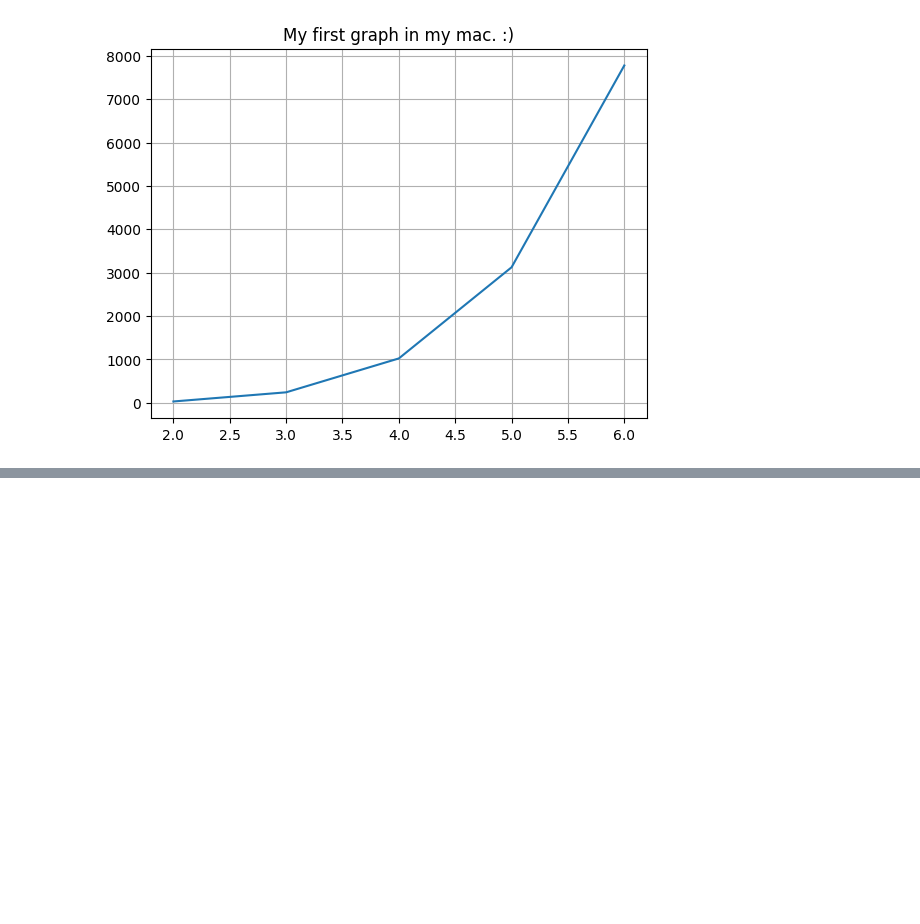
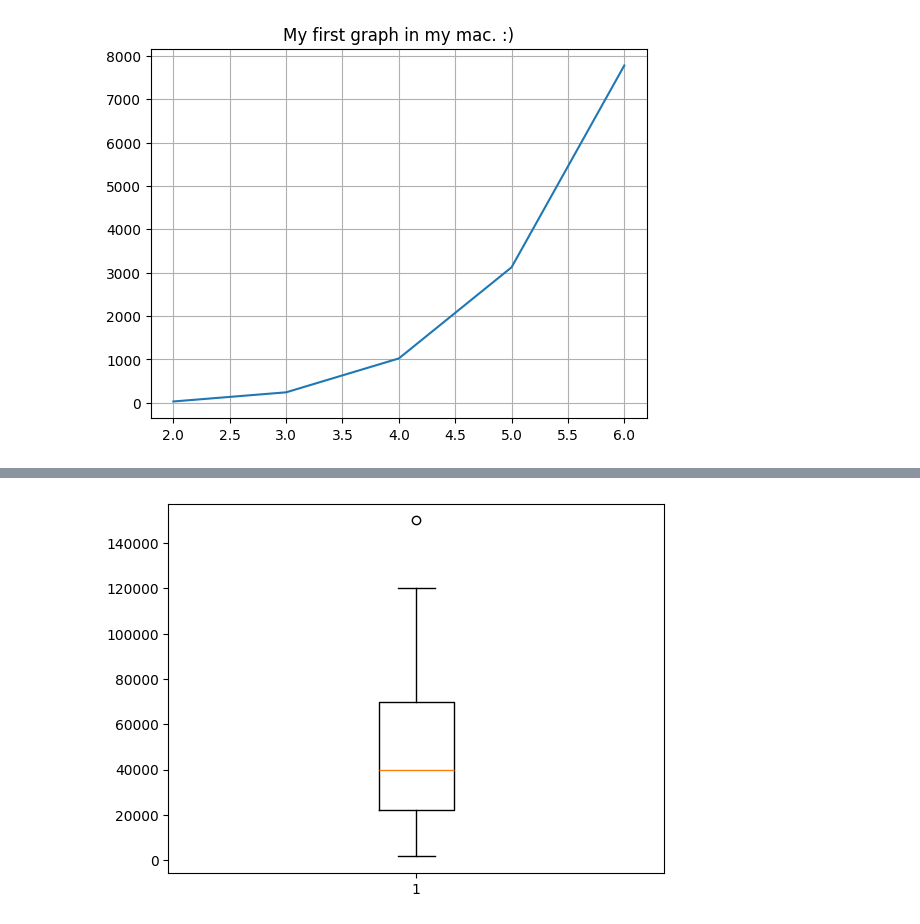
Before and after one commit to Shubham-Jana-Dev/Ardent-ML-learning-with-python-2026, a Jupyter notebook: Mar-02-2026/matplot.ipynb, the cells around one changed output, grey strips where cells are left out. Cells and saved outputs as stored; diff of their text form; code cells hidden in the pictures; blank space fills up the shorter version.

```diff
--- a/Mar-02-2026/matplot.ipynb
+++ b/Mar-02-2026/matplot.ipynb
@@ -39,0 +58,5 @@ df.head()
+# %%
+plt.boxplot(df['salary'])
+plt.show()
+# %% [output]
+[figure, added]
```
Also changed, not shown: parts of 16 cells of this notebook.
